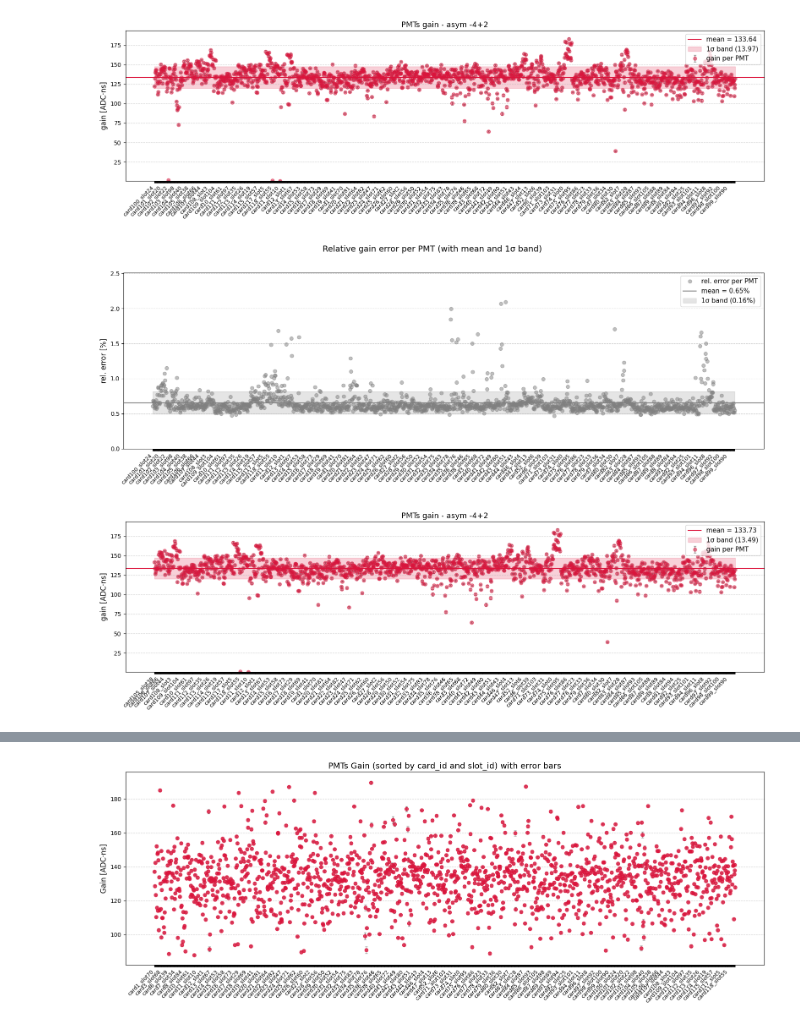
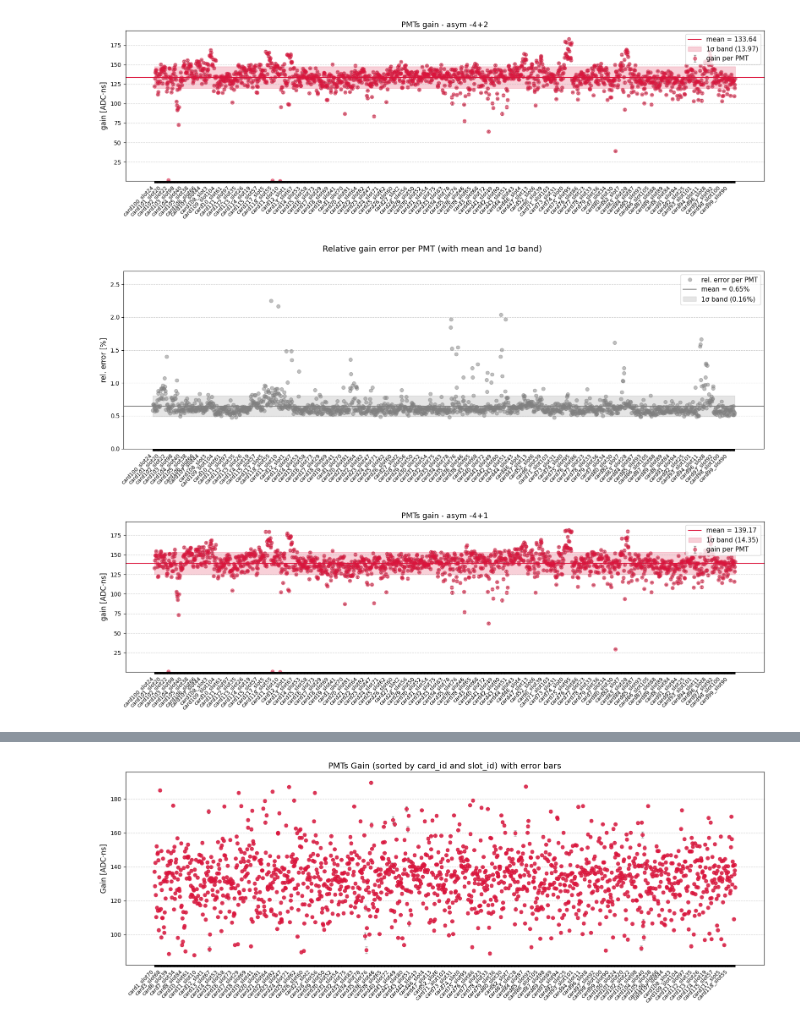
Before and after one commit to elenaramos44/WCTE_BRB_Data_Analysis, a Jupyter notebook: plot_script_fits.ipynb, the cells around one changed output, grey strips where cells are left out. Cells and saved outputs as stored; diff of their text form; code cells hidden in the pictures.

```diff
--- a/plot_script_fits.ipynb
+++ b/plot_script_fits.ipynb
@@ -343,8 +343,21 @@ plt.show()
 import numpy as np
 import matplotlib.pyplot as plt
 
-file = "/scratch/elena/WCTE_2025_commissioning/2025_data/WCTE_BRB_Data_Analysis/pmt_charge_fit_results_doubleGauss.npz"
-data = np.load(file)["results"]
+# --- Lista de archivos npz (chunks) ---
+npz_dir = "/scratch/elena/WCTE_2025_commissioning/2025_data/WCTE_BRB_Data_Analysis/"
+n_chunks = 15
+npz_files = [f"{npz_dir}pmt_charge_fit_results_doubleGauss_{i}_[-4,1].npz" for i in range(0, n_chunks+1)]
+
+# --- Cargar todos los resultados ---
+all_results_list = []
+
+for npz_file in npz_files:
+    data_chunk = np.load(npz_file)["results"]
+    all_results_list.append(data_chunk)
+
+# Concatenar todos los chunks en un solo array estructurado
+data = np.concatenate(all_results_list)
+
 
 # --- Build x axis and labels (same as in gain plot) ---
 pmt_labels = []
@@ -412,7 +425,7 @@ fig.suptitle("Relative gain error per PMT (with mean and 1σ band)", fontsize=14
 plt.tight_layout(rect=[0,0,1,0.96])
 plt.show()
 # %% [output]
-[figure, old version]
+[figure, new version]
 # %%
 import numpy as np
 import matplotlib.pyplot as plt
@@ -420,7 +433,7 @@ import matplotlib.pyplot as plt
 # --- Lista de archivos npz (chunks) ---
 npz_dir = "/scratch/elena/WCTE_2025_commissioning/2025_data/WCTE_BRB_Data_Analysis/"
 n_chunks = 15
-npz_files = [f"{npz_dir}pmt_charge_fit_results_doubleGauss_{i}.npz" for i in range(1, n_chunks+1)]
+npz_files = [f"{npz_dir}pmt_charge_fit_results_doubleGauss_{i}_[-4,1].npz" for i in range(0, n_chunks+1)]
 
 # --- Cargar todos los resultados ---
 all_results_list = []
@@ -475,32 +488,32 @@ eb = ax.errorbar(
     x, gains, yerr=gain_errors,
     fmt='o', color=color, ecolor='gray',
     elinewidth=1, capsize=2,
     alpha=1.0,
     label="gain per PMT"
 )
 
 # --- Puntos más flojos ---
 for line in eb.lines[0:1]:
     line.set_alpha(0.5)
 
 # --- Mean y 1σ ---
 mean_gain = np.nanmean(gains)
 std_gain = np.nanstd(gains)
 
 ax.axhline(mean_gain, color=color, lw=1.5, label=f"mean = {mean_gain:.2f}")
 ax.fill_between(x, mean_gain-std_gain, mean_gain+std_gain, color=color, alpha=0.2,
                 label=f"1σ band ({std_gain:.2f})")
 
 # --- Formato ---
 ax.set_ylim(y_min, y_max)
 ax.set_xticks(ticks=x)
 ax.set_xticklabels(x_labels, rotation=45, ha='right', fontsize=9)
 ax.grid(axis='y', linestyle='--', alpha=0.6)
 ax.set_ylabel("gain [ADC·ns]", fontsize=12)
-ax.set_title("PMTs gain - asym -4+2", fontsize=13)
+ax.set_title("PMTs gain - asym -4+1", fontsize=13)
 ax.legend(fontsize=11, loc="upper right")
 
 plt.tight_layout()
 plt.show()
 # %% [output]
-[figure, old version]
+[figure, new version]
```
Also changed, not shown: parts of 3 cells of this notebook, 1 other file.
